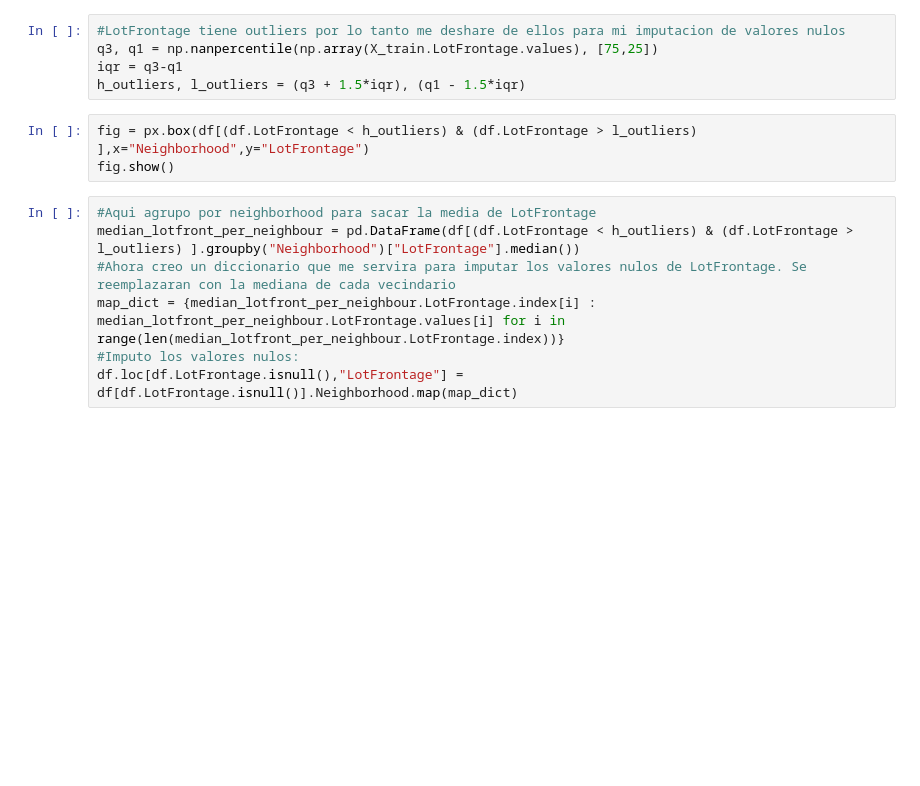
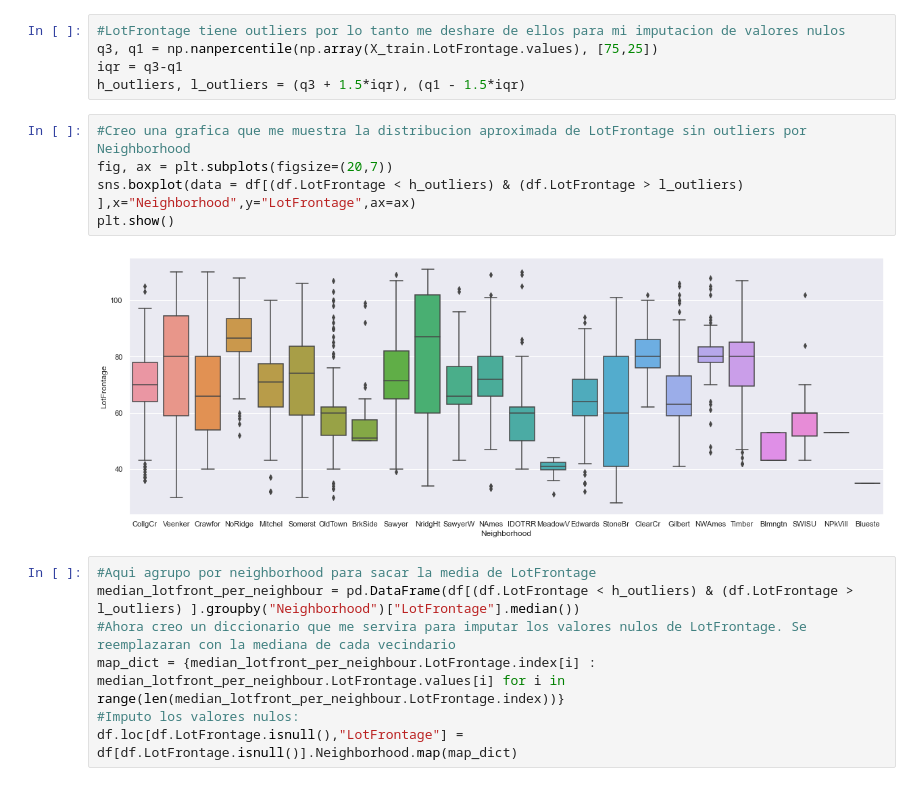
Before and after one commit to Alchem1s7/Hackathon, a Jupyter notebook: Housing Dreams/dream_house.ipynb, the cells around one changed output. Saved outputs shown, nothing was run; the diff lists cells and outputs as text; blank space fills up the shorter version.

```diff
--- a/Housing Dreams/dream_house.ipynb
+++ b/Housing Dreams/dream_house.ipynb
@@ -81,9 +82,13 @@ px.box(df,y="LotFrontage")
 q3, q1 = np.nanpercentile(np.array(X_train.LotFrontage.values), [75,25])
 iqr = q3-q1
 h_outliers, l_outliers = (q3 + 1.5*iqr), (q1 - 1.5*iqr)
-# %%
-fig = px.box(df[(df.LotFrontage < h_outliers) & (df.LotFrontage > l_outliers) ],x="Neighborhood",y="LotFrontage")
-fig.show()
+# %%
+#Creo una grafica que me muestra la distribucion aproximada de LotFrontage sin outliers por Neighborhood
+fig, ax = plt.subplots(figsize=(20,7))
+sns.boxplot(data = df[(df.LotFrontage < h_outliers) & (df.LotFrontage > l_outliers) ],x="Neighborhood",y="LotFrontage",ax=ax)
+plt.show()
+# %% [output]
+[figure, added]
 # %%
 #Aqui agrupo por neighborhood para sacar la media de LotFrontage
 median_lotfront_per_neighbour = pd.DataFrame(df[(df.LotFrontage < h_outliers) & (df.LotFrontage > l_outliers) ].groupby("Neighborhood")["LotFrontage"].median())
```
Also changed, not shown: parts of 21 cells of this notebook, 4 other files.
